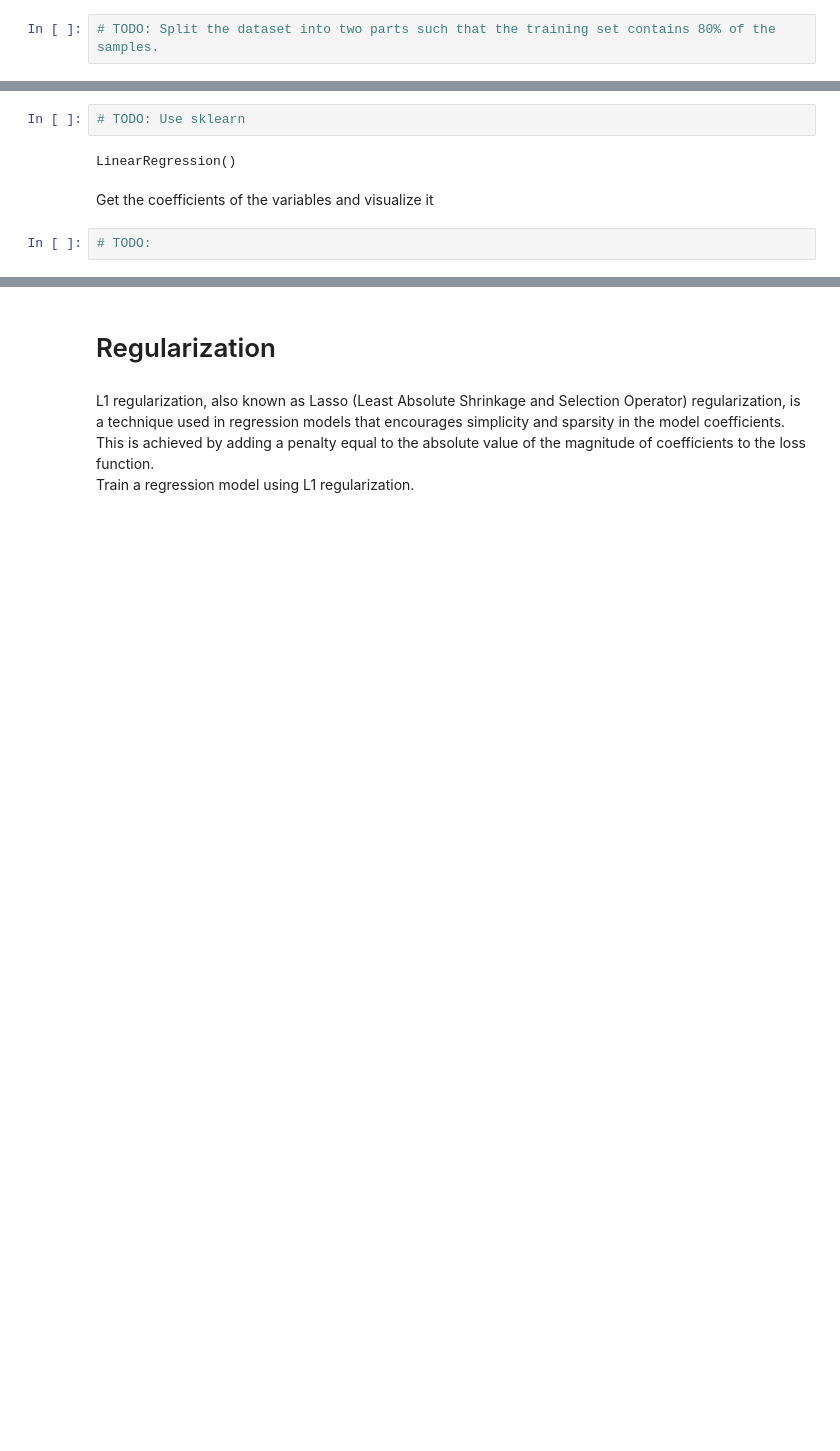
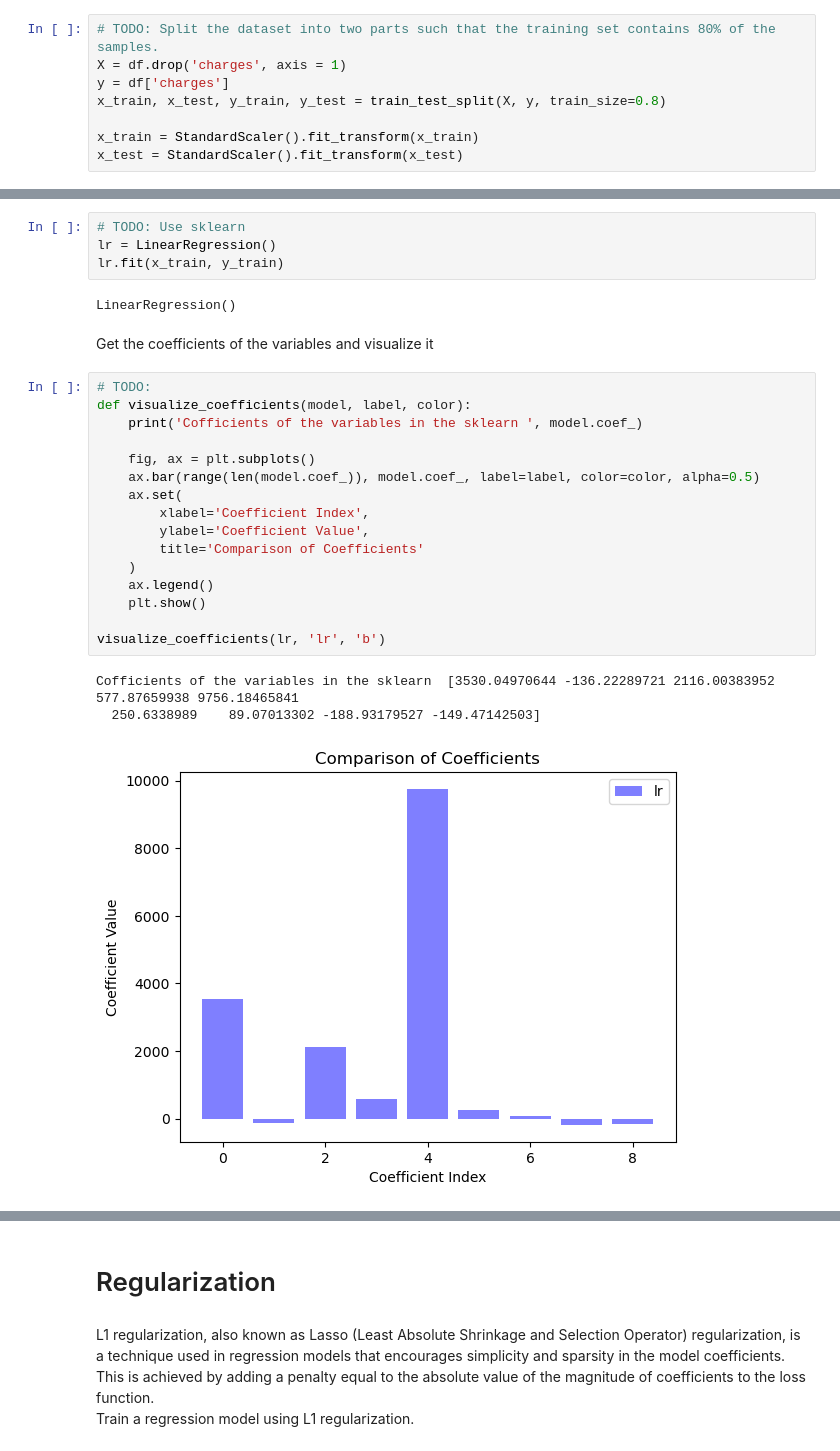
Before and after one commit to po-azarakhsh/SUTMLCourse-MySolutions, a Jupyter notebook: HW01/HW1_SOL/Practical1/ML_HW1.ipynb, the cells around one changed output, grey strips where cells are left out. Cells and saved outputs as stored; diff of their text form; blank space fills up the shorter version.

```diff
--- a/HW01/HW1_SOL/Practical1/ML_HW1.ipynb
+++ b/HW01/HW1_SOL/Practical1/ML_HW1.ipynb
@@ -264,14 +365,40 @@ Get a brief description and do some EDA to get familiar with the dataset
 # %%
 # TODO: Split the dataset into two parts such that the training set contains 80% of the samples.
+X = df.drop('charges', axis = 1)
+y = df['charges']
+x_train, x_test, y_train, y_test = train_test_split(X, y, train_size=0.8)
+
+x_train = StandardScaler().fit_transform(x_train)
+x_test = StandardScaler().fit_transform(x_test)
 # %% [markdown]
 # Training
 # %% [markdown]
 Fit a linear regressor to the data.
 # %%
 # TODO: Use sklearn
+lr = LinearRegression()
+lr.fit(x_train, y_train)
 # %% [output]
 LinearRegression()
 # %% [markdown]
 Get the coefficients of the variables and visualize it
-# %%
-# TODO:
+# %%
+# TODO:
+def visualize_coefficients(model, label, color):
+    print('Cofficients of the variables in the sklearn ', model.coef_)
+
+    fig, ax = plt.subplots()
+    ax.bar(range(len(model.coef_)), model.coef_, label=label, color=color, alpha=0.5)
+    ax.set(
+        xlabel='Coefficient Index',
+        ylabel='Coefficient Value',
+        title='Comparison of Coefficients'
+    )
+    ax.legend()
+    plt.show()
+
+visualize_coefficients(lr, 'lr', 'b')
+# %% [output]
+Cofficients of the variables in the sklearn  [3530.04970644 -136.22289721 2116.00383952  577.87659938 9756.18465841
+  250.6338989    89.07013302 -188.93179527 -149.47142503]
+[figure, added]
```
Also changed, not shown: parts of 29 cells of this notebook.
